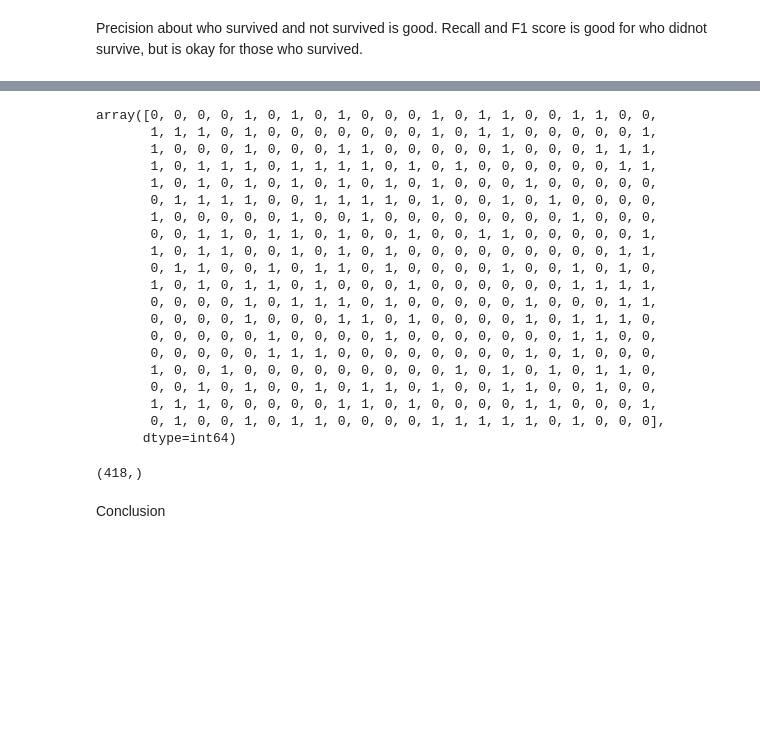
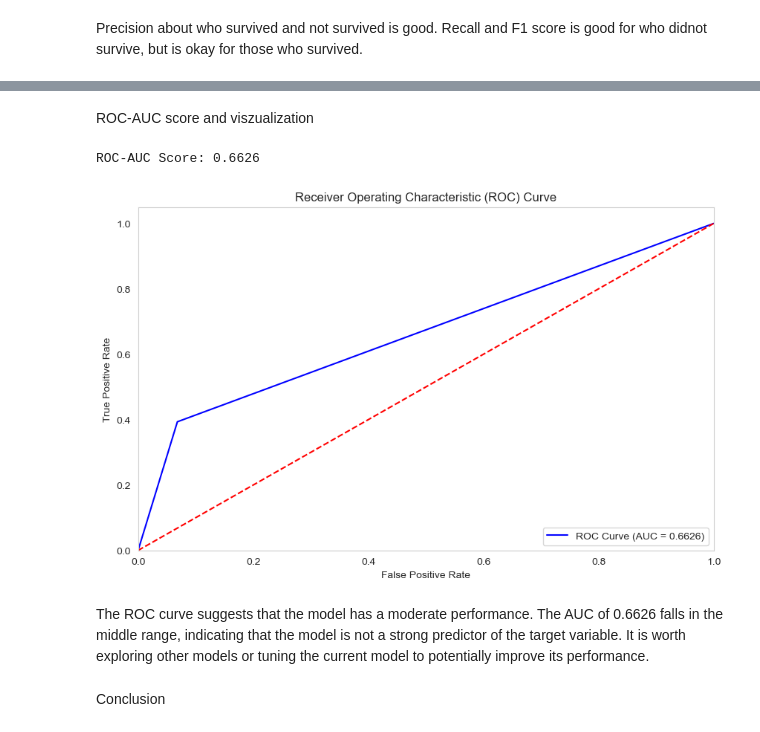
Before and after one commit to tanmayjanrao/Titanic-Survival-Analysis, a Jupyter notebook: Logistic Regression.ipynb, the cells around one changed output, grey strips where cells are left out. Cells and saved outputs as stored; diff of their text form; code cells hidden in the pictures; blank space fills up the shorter version.

```diff
--- a/Logistic Regression.ipynb
+++ b/Logistic Regression.ipynb
@@ -797,31 +663,28 @@ LogisticRegression(max_iter=4000)
-# %%
-y_pred_2 = LogisticRegression_model.predict(df_test)
-y_pred_2
-# %% [output]
-array([0, 0, 0, 0, 1, 0, 1, 0, 1, 0, 0, 0, 1, 0, 1, 1, 0, 0, 1, 1, 0, 0,
-       1, 1, 1, 0, 1, 0, 0, 0, 0, 0, 0, 0, 1, 0, 1, 1, 0, 0, 0, 0, 0, 1,
-       1, 0, 0, 0, 1, 0, 0, 0, 1, 1, 0, 0, 0, 0, 0, 1, 0, 0, 0, 1, 1, 1,
-       1, 0, 1, 1, 1, 0, 1, 1, 1, 1, 0, 1, 0, 1, 0, 0, 0, 0, 0, 0, 1, 1,
-       1, 0, 1, 0, 1, 0, 1, 0, 1, 0, 1, 0, 1, 0, 0, 0, 1, 0, 0, 0, 0, 0,
-       0, 1, 1, 1, 1, 0, 0, 1, 1, 1, 1, 0, 1, 0, 0, 1, 0, 1, 0, 0, 0, 0,
-       1, 0, 0, 0, 0, 0, 1, 0, 0, 1, 0, 0, 0, 0, 0, 0, 0, 0, 1, 0, 0, 0,
-       0, 0, 1, 1, 0, 1, 1, 0, 1, 0, 0, 1, 0, 0, 1, 1, 0, 0, 0, 0, 0, 1,
-       1, 0, 1, 1, 0, 0, 1, 0, 1, 0, 1, 0, 0, 0, 0, 0, 0, 0, 0, 0, 1, 1,
-       0, 1, 1, 0, 0, 1, 0, 1, 1, 0, 1, 0, 0, 0, 0, 1, 0, 0, 1, 0, 1, 0,
-       1, 0, 1, 0, 1, 1, 0, 1, 0, 0, 0, 1, 0, 0, 0, 0, 0, 0, 1, 1, 1, 1,
-       0, 0, 0, 0, 1, 0, 1, 1, 1, 0, 1, 0, 0, 0, 0, 0, 1, 0, 0, 0, 1, 1,
-       0, 0, 0, 0, 1, 0, 0, 0, 1, 1, 0, 1, 0, 0, 0, 0, 1, 0, 1, 1, 1, 0,
-       0, 0, 0, 0, 0, 1, 0, 0, 0, 0, 1, 0, 0, 0, 0, 0, 0, 0, 1, 1, 0, 0,
-       0, 0, 0, 0, 0, 1, 1, 1, 0, 0, 0, 0, 0, 0, 0, 0, 1, 0, 1, 0, 0, 0,
-       1, 0, 0, 1, 0, 0, 0, 0, 0, 0, 0, 0, 0, 1, 0, 1, 0, 1, 0, 1, 1, 0,
-       0, 0, 1, 0, 1, 0, 0, 1, 0, 1, 1, 0, 1, 0, 0, 1, 1, 0, 0, 1, 0, 0,
-       1, 1, 1, 0, 0, 0, 0, 0, 1, 1, 0, 1, 0, 0, 0, 0, 1, 1, 0, 0, 0, 1,
-       0, 1, 0, 0, 1, 0, 1, 1, 0, 0, 0, 0, 1, 1, 1, 1, 1, 0, 1, 0, 0, 0],
-      dtype=int64)
-# %%
-y_pred_2.shape
-# %% [output]
-(418,)
+# %% [markdown]
+ROC-AUC score and viszualization
+# %%
+roc_auc = roc_auc_score(y_test, y_pred)
+print(f"ROC-AUC Score: {roc_auc:.4f}")
+# %% [output]
+ROC-AUC Score: 0.6626
+# %%
+fpr, tpr, thresholds = roc_curve(y_test, y_pred)
+# %%
+plt.figure(figsize=(10, 6))
+plt.plot(fpr, tpr, color='blue', label=f'ROC Curve (AUC = {roc_auc:.4f})')
+plt.plot([0, 1], [0, 1], color='red', linestyle='--')  # Diagonal line
+plt.xlim([0.0, 1.0])
+plt.ylim([0.0, 1.05])
+plt.xlabel('False Positive Rate')
+plt.ylabel('True Positive Rate')
+plt.title('Receiver Operating Characteristic (ROC) Curve')
+plt.legend(loc='lower right')
+plt.grid()
+plt.show()
+# %% [output]
+[figure, added]
+# %% [markdown]
+The ROC curve suggests that the model has a moderate performance. The AUC of 0.6626 falls in the middle range, indicating that the model is not a strong predictor of the target variable. It is worth exploring other models or tuning the current model to potentially improve its performance.
 # %% [markdown]
 Conclusion
 # %% [markdown]
```
Also changed, not shown: parts of 59 cells of this notebook.
